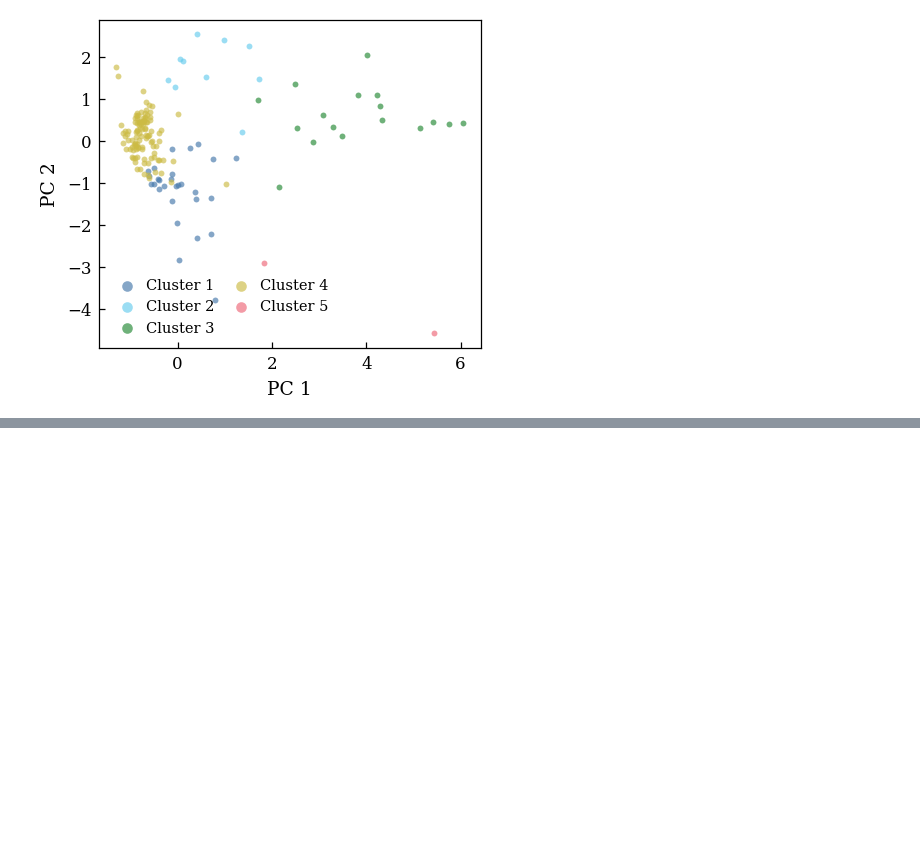
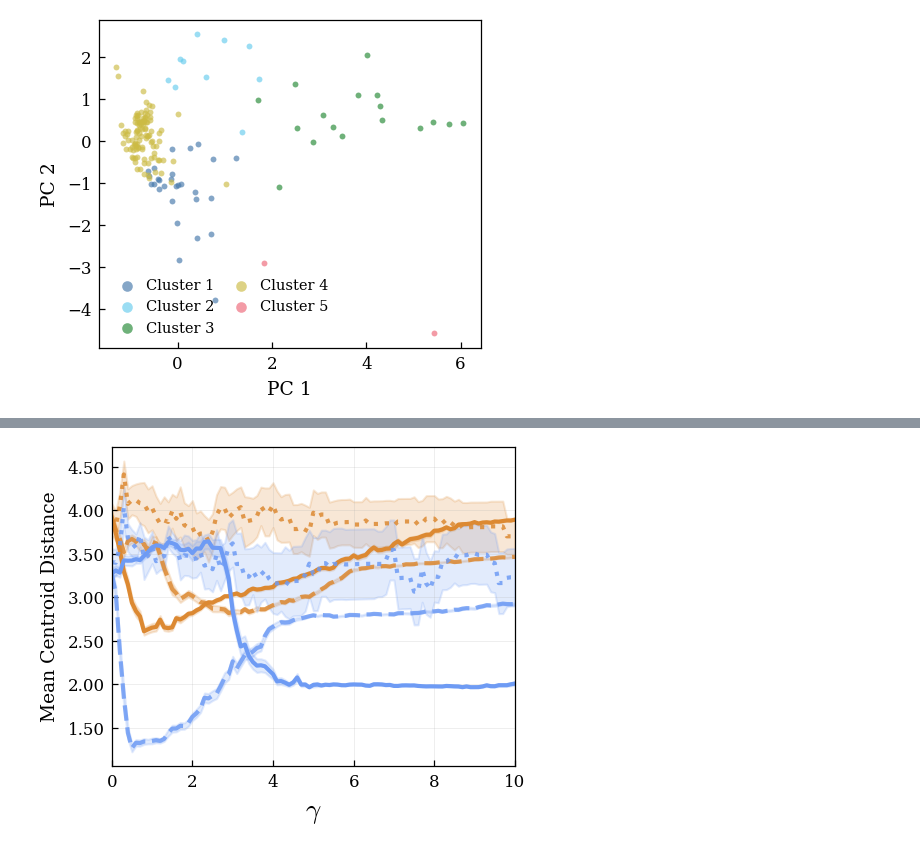
Before and after one commit to kevinqnb/scholarlm, a Jupyter notebook: analysis/clustering.ipynb, the cells around one changed output, grey strips where cells are left out. Drawn from its saved outputs; the diff is of its cells as text; code cells hidden in the pictures; blank space fills up the shorter version.

```diff
--- a/analysis/clustering.ipynb
+++ b/analysis/clustering.ipynb
@@ -71,7 +70,7 @@ The autoreload extension is already loaded. To reload it, use:
 DATASET          = 'pond'
 EXTRACTION_MODEL = 'gemma-3-27b'
 EXTRACTION_DATE  = '2026_05_05'
-JUDGE_MODEL      = 'mistral-7b'
+JUDGE_MODEL      = 'llama-3.1-8b'
 JUDGE_DATE       = '2026_05_06'
 SYN_JUDGE_DATE   = '2026_05_04'  # date for synthetic probe activations
 
@@ -113,7 +112,7 @@ Attributes: ['chla', 'max_depth', 'ph', 'surface_area', 'tn', 'tp', 'vegetation_
 The probe was trained on synthetic measurements derived from a specific set of papers.
 We remove those papers from all three datasets before clustering to prevent in-sample bias.
 # %%
-pd_data     = load_trained_probe(DATASET, JUDGE_MODEL)
+pd_data     = load_trained_probe(DATASET, JUDGE_MODEL, ptype = "head")
 syn_doc_ids = set(pd_data['syn_document_ids'])
 top_k       = pd_data['top_k_heads']
 
@@ -139,6 +138,8 @@ Row counts after filtering:
   GT : 3,333 → 1,540  (1,793 removed)
   Ext: 10,951 → 4,157  (6,794 removed)
   Syn: 4,620 → 4,620  (0 removed)
+# %%
+syn_df['label'] = syn_df['label'].map({'valid': True, 'invalid': False})
 # %% [markdown]
 ## 3. Data Quality
 
@@ -520,0 +570,40 @@ plt.show()
+# %%
+_STYLE = {
+    'ext_ntp':     dict(color=palette[1], ls='--', lw=2.0, alpha=0.85,
+                       label='Ext. NTP'),
+    'ext_probe':   dict(color=palette[1], ls='-',  lw=2.0,
+                       label='Ext. Probe'),
+    'ext_random':  dict(color=palette[1], ls=':',  lw=2.0, alpha=0.85,
+                       label='Ext. Random'),
+    'syn_ntp':     dict(color=palette[7], ls='--', lw=2.0, alpha=0.85,
+                       label='Syn. NTP'),
+    'syn_probe':   dict(color=palette[7], ls='-',  lw=2.0,
+                       label='Syn. Probe'),
+    'syn_random':  dict(color=palette[7], ls=':',  lw=2.0, alpha=0.85,
+                       label='Syn. Random'),
+}
+
+fig, ax = plt.subplots(figsize=(3.5, 2.8))
+
+for key, style in _STYLE.items():
+    # Plot the mean line
+    ax.plot(gamma_vals, avg_distances[key], **style)
+    # Optional: Plot the shaded error region (standard error)
+
+    ax.fill_between(
+        gamma_vals,
+        avg_distances[key] - std_distances[key],
+        avg_distances[key] + std_distances[key],
+        color=style['color'],
+        alpha=0.2
+    )
+
+ax.grid(alpha=0.25, linestyle='-', linewidth=0.4)
+ax.set_xlabel('$\\gamma$', fontsize = 13)
+ax.set_ylabel('Mean Centroid Distance')
+ax.set_xlim(gamma_vals[0], gamma_vals[-1])
+#ax.legend(fontsize=6.5, loc='upper right', bbox_to_anchor=(1.0, 0.95))
+ax.yaxis.set_major_formatter(mpl.ticker.FormatStrFormatter('%.2f'))
+fig.tight_layout()
+# %% [output]
+[figure, added]
```
Also changed, not shown: parts of 15 cells of this notebook, 38 other files.
